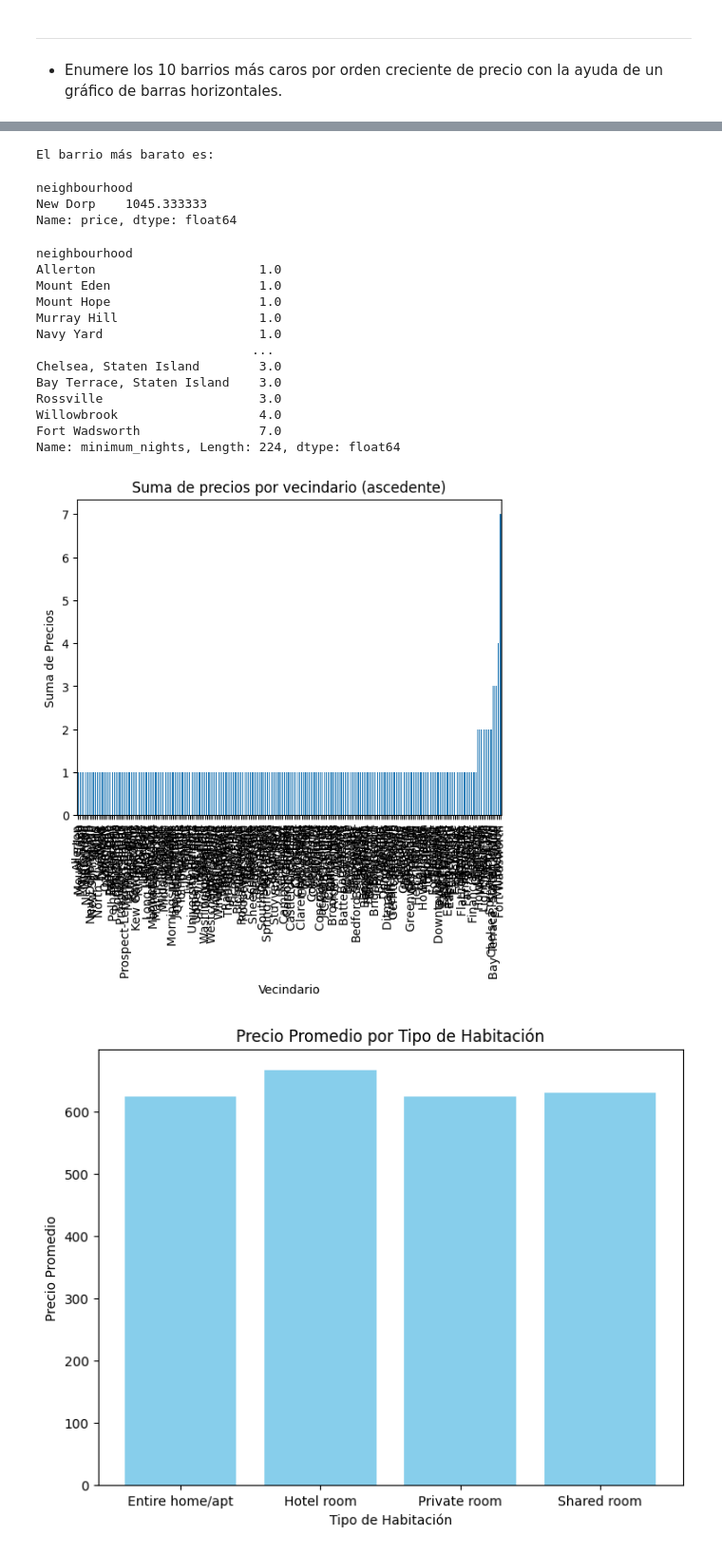
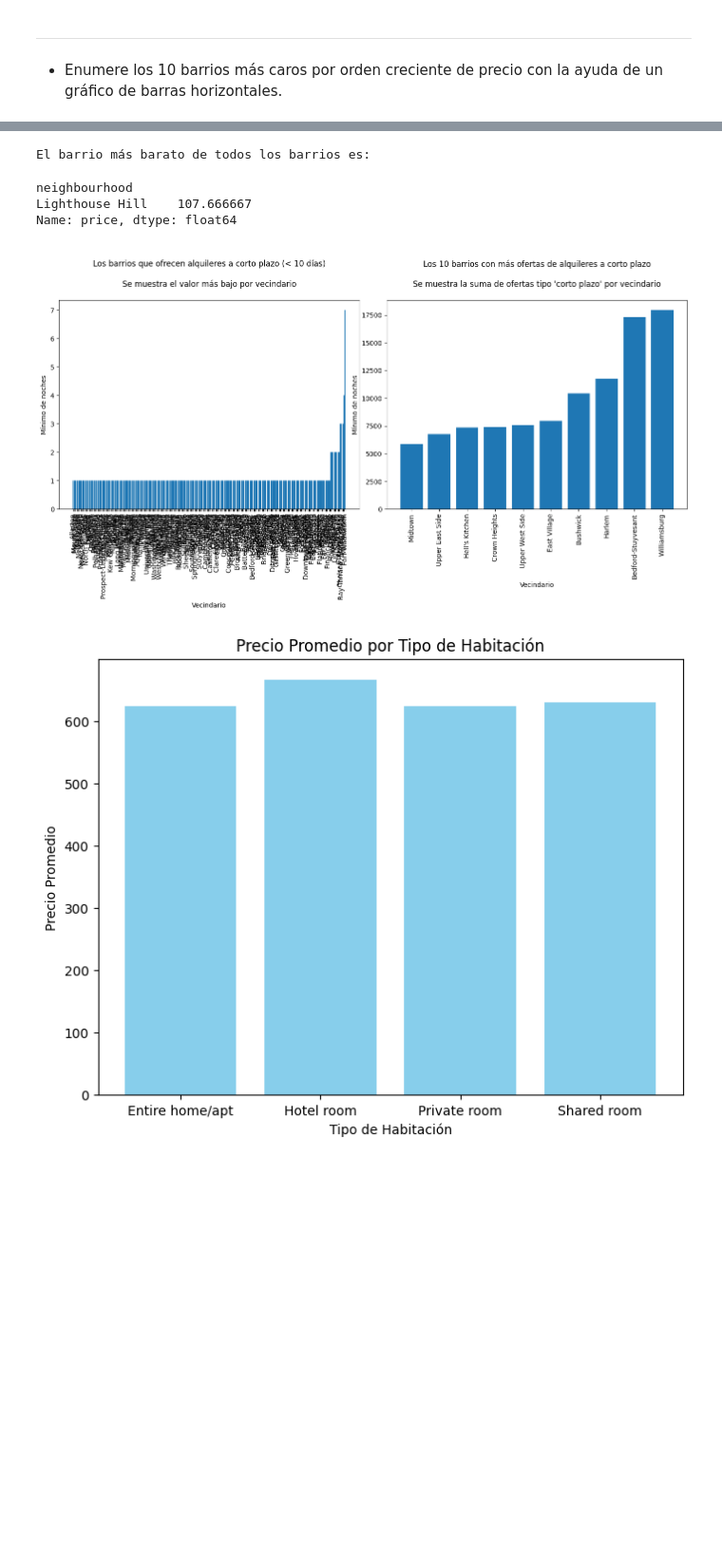
Before and after one commit to yorgopetsas/IBM-Data_Analysis_Course-Final_Project-Spanish, a Jupyter notebook: Yorgo_Petsas_Final_Project(Spanish_IBM_Data_Analysis).ipynb, the cells around one changed output, grey strips where cells are left out. Shown at 95% size. Cells and saved outputs as stored; diff of their text form; code cells hidden in the pictures; blank space fills up the shorter version.

Commit message:
Todas las actualizaciones importantes

```diff
--- a/Yorgo_Petsas_Final_Project(Spanish_IBM_Data_Analysis).ipynb
+++ b/Yorgo_Petsas_Final_Project(Spanish_IBM_Data_Analysis).ipynb
@@ -72,25 +70,19 @@ Este <i>dataset</i> contiene información sobre los alojamientos, tal como el ba
 import os
 import pandas as pd
 
-# Al importar el fichero de error en linea XXXXX
-# Arreglamos linea XXXXX COMO ?
-
 # Comprobar ruta / path
 dir = os.getcwd()
 
 # Construir ruta del fichero absoluta (absolute path)
-file_path = dir + "/Airbnb_Open_Data_changed.csv"
+try:
+  file_path = dir + "/Airbnb_Open_Data.csv"
+except:
+  print(f'The file {file_path} does not exist.')
 
 # Asegurarnos de la existencia del fichero
 if os.path.exists(file_path):
   print(file_path)
 
   ## Crear un DataFrame del CSV
-  df = pd.read_csv('Airbnb_Open_Data_changed.csv')
-
-  ## Visualizar el dataframe
-  df
-else:
-  # Imprimir error en caso de que el fichero con este nombre no existe en dicha ruta
-  print(f'The file {file_path} does not exist.')
+  df = pd.read_csv('Airbnb_Open_Data.csv')
 # %% [output]
@@ -468,50 +471,57 @@ plt.show()
 # %%
-## ¿Cuál es el barrio más barato?
-print('El barrio más barato es:')
+## ¿Cuál es el barrio más barato de todos los barrios?
+print('El barrio más barato de todos los barrios es:')
 gp[-1:]
 # %% [output]
-El barrio más barato es:
+El barrio más barato de todos los barrios es:
 neighbourhood
-New Dorp    1045.333333
+Lighthouse Hill    107.666667
 Name: price, dtype: float64
 # %%
 ## Enumere los barrios que ofrecen alquileres a corto plazo de menos de 10 días. Ilustrar con un gráfico de barras
+import matplotlib.pyplot as plt
 
 # Usar valores absolutos porque en la columna hay datos negativos y este valor no puede ser negativo
 df['minimum_nights'] = df['minimum_nights'].abs()
 
 # Filtrar los datos para incluir solo aquellos con 'minimum_nights' menor a 10
 short_term_rentals = df[df['minimum_nights'] < 10]
+short_term_rentals_2 = df[df['minimum_nights'] < 10]
 
-# # Calcular el valor mínimo de 'minimum_nights' para cada barrio
+# Calcular el valor mínimo de 'minimum_nights' para cada barrio
 min_nights_by_neighbourhood = short_term_rentals.groupby('neighbourhood')['minimum_nights'].min()
+# Calcular la suma de alguileres a corto plazo por barrio
+sum_nights_by_neighbourhood = short_term_rentals_2.groupby('neighbourhood')['minimum_nights'].sum()
 
 # Ordenar los resultados de manera ascendente
 min_nights_by_neighbourhood_sorted = min_nights_by_neighbourhood.sort_values(ascending=True)
+sum_nights_by_neighbourhood_sorted = sum_nights_by_neighbourhood.sort_values(ascending=True)
 
-# Ilustrar con un grafico de barras
-print(min_nights_by_neighbourhood_sorted)
-min_nights_by_neighbourhood_sorted.plot(kind ='bar')
+# Filtrar los 10 barrios con más ofertas de alquileres a corto plazo
+sum_nights_by_neighbourhood_sorted_filtered = sum_nights_by_neighbourhood_sorted[-10:]
 
-plt.xlabel('Vecindario')
-plt.ylabel('Suma de Precios')
-plt.title('Suma de precios por vecindario (ascedente)')
+# Crear la figura y los ejes
+fig, axes = plt.subplots(nrows=1, ncols=2, figsize=(14, 5))
+plt.tight_layout()
+
+# Primer gráfico de barras
+axes[0].bar(min_nights_by_neighbourhood_sorted.index, min_nights_by_neighbourhood_sorted)
+axes[0].set_xlabel('Vecindario')
+axes[0].set_ylabel('Mínimo de noches')
+axes[0].set_title('\nLos barrios que ofrecen alquileres a corto plazo (< 10 días)\n\nSe muestra el valor más bajo por vecindario\n')
+axes[0].tick_params(axis='x', rotation=90)
+
+# Segundo gráfico de barras (mismo que el primero)
+axes[1].bar(sum_nights_by_neighbourhood_sorted_filtered.index, sum_nights_by_neighbourhood_sorted_filtered)
+axes[1].set_xlabel('Vecindario')
+axes[1].set_ylabel('Mínimo de noches')
+axes[1].set_title('Los 10 barrios con más ofertas de alquileres a corto plazo\n\nSe muestra la suma de ofertas tipo \'corto plazo\' por vecindario\n')
+axes[1].tick_params(axis='x', rotation=90)
+
+# Mostrar los gráficos
 plt.show()
 # %% [output]
-neighbourhood
-Allerton                      1.0
-Mount Eden                    1.0
-Mount Hope                    1.0
-Murray Hill                   1.0
-Navy Yard                     1.0
-                             ...
-Chelsea, Staten Island        3.0
-Bay Terrace, Staten Island    3.0
-Rossville                     3.0
-Willowbrook                   4.0
-Fort Wadsworth                7.0
-Name: minimum_nights, Length: 224, dtype: float64
-[figure, old version]
+[figure, new version]
 # %%
 ## Enumere los precios con respecto al tipo de habitación utilizando un gráfico de barras y exponga también sus inferencias.
 average_prices = df.groupby('room_type')['price'].mean().reset_index()
```
Also changed, not shown: parts of 19 cells of this notebook.
